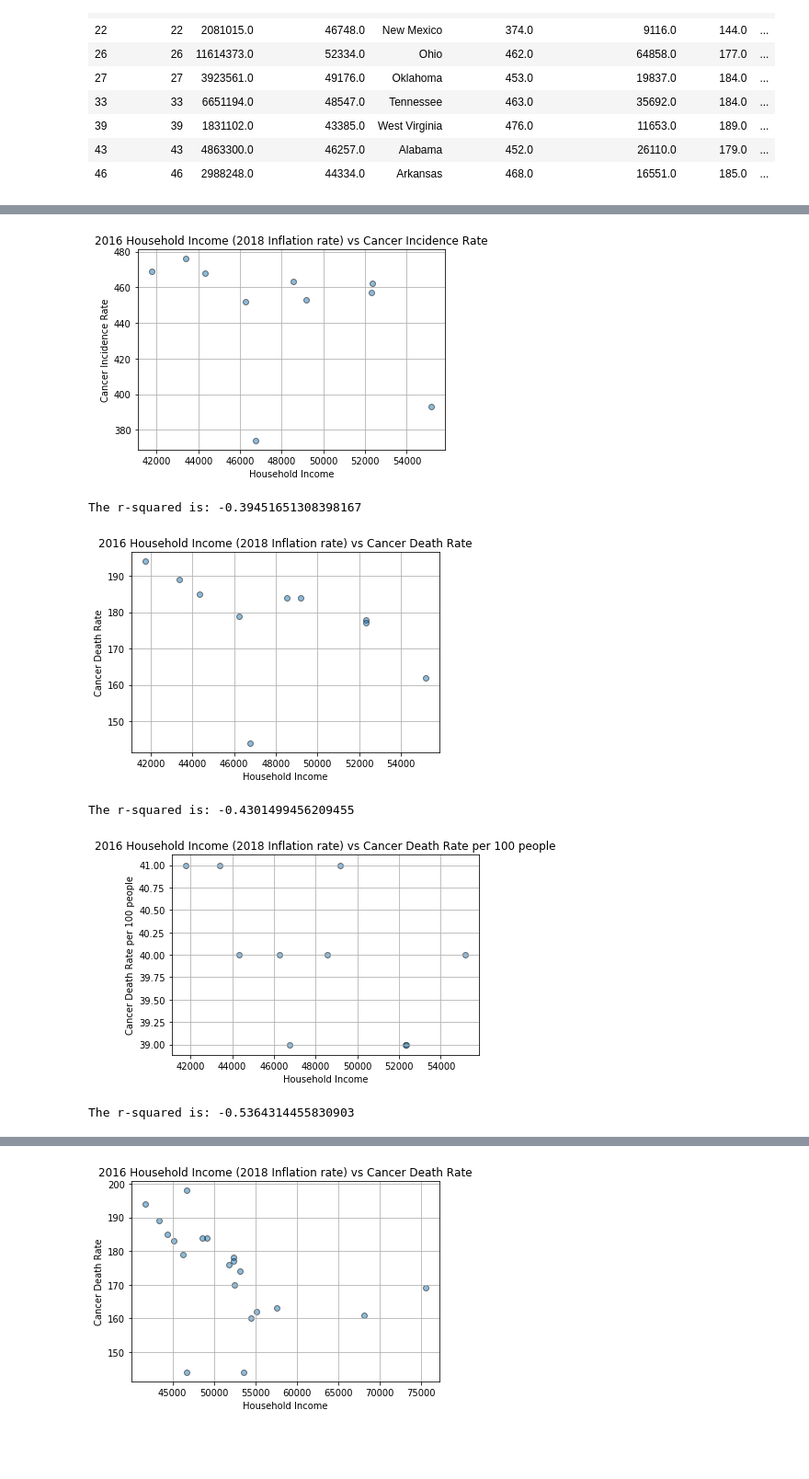
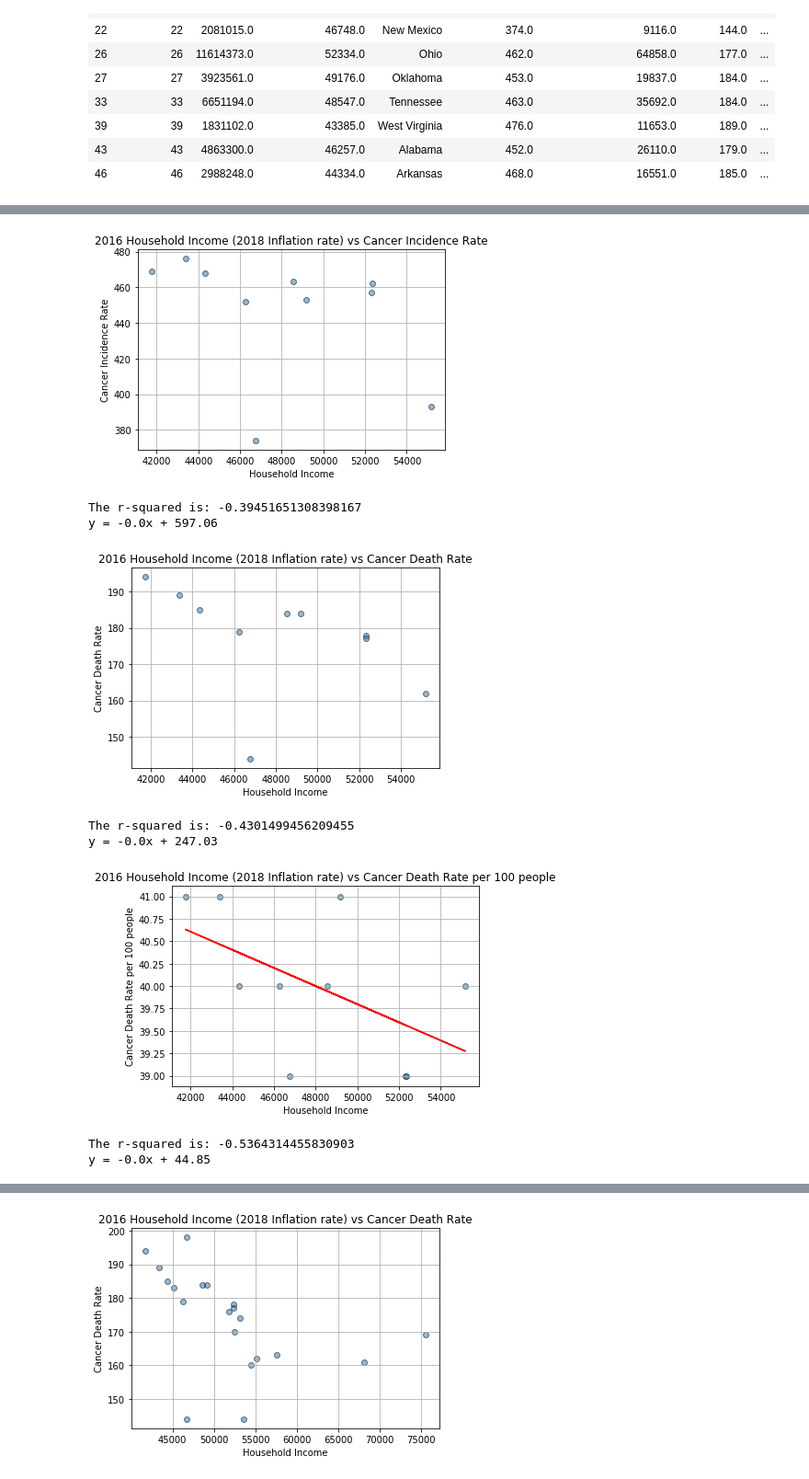
Before and after one commit to settinge/Cancer-and-Nonbiological-Variables, a Jupyter notebook: Income Regression.ipynb, the cells around one changed output, grey strips where cells are left out. Shown at 92% size. Cells and saved outputs as stored; diff of their text form; code cells hidden in the pictures; blank space fills up the shorter version.

```diff
--- a/Income Regression.ipynb
+++ b/Income Regression.ipynb
@@ -105,9 +118,11 @@ templine_eq = "y =" + str(round(slope,2)) + "x=" + str(round(intercept, 2))
 plt.savefig("income_vs_cancerincidence.jpg")
 plt.show()
 print(f"The r-squared is: {rvalue}")
+print( "y = " + str(round(slope,2)) + "x + " + str(round(intercept,2)))
 # %% [output]
 [figure]
 The r-squared is: -0.39451651308398167
+y = -0.0x + 597.06
 # %%
 plt.scatter(top_household_income, top_death, edgecolors="black", alpha=.5)
 plt.title("2016 Household Income (2018 Inflation rate) vs Cancer Death Rate")
@@ -121,25 +136,29 @@ templine_eq = "y =" + str(round(slope,2)) + "x=" + str(round(intercept, 2))
 plt.savefig("income_vs_cancerdeath.jpg")
 plt.show()
 print(f"The r-squared is: {rvalue}")
+print( "y = " + str(round(slope,2)) + "x + " + str(round(intercept,2)))
 # %% [output]
 [figure]
 The r-squared is: -0.4301499456209455
+y = -0.0x + 247.03
 # %%
 plt.scatter(top_household_income, top_cancer_hundred, edgecolors="black", alpha=.5)
 plt.title("2016 Household Income (2018 Inflation rate) vs Cancer Death Rate per 100 people")
 plt.xlabel("Household Income")
 plt.ylabel("Cancer Death Rate per 100 people")
 plt.grid()
 (slope, intercept, rvalue, pvalue, stderr) = linregress(top_household_income, top_cancer_hundred)
-tempregress_values = top_household_income*slope + intercept
+regress_values = top_household_income*slope + intercept
 templine_eq = "y =" + str(round(slope,2)) + "x=" + str(round(intercept, 2))
-
+plt.plot(top_household_income, regress_values, "r-")
 plt.savefig("income_vs_cancerdeathhundred.jpg")
 plt.show()
 print(f"The r-squared is: {rvalue}")
+print( "y = " + str(round(slope,2)) + "x + " + str(round(intercept,2)))
 # %% [output]
-[figure, old version]
+[figure, new version]
 The r-squared is: -0.5364314455830903
+y = -0.0x + 44.85
 # %%
 bottom_income = pd.merge(income_df, bottom, on="State", how="left").dropna()
 bottom_income
```
Also changed, not shown: parts of 3 cells of this notebook, 4 other files.
